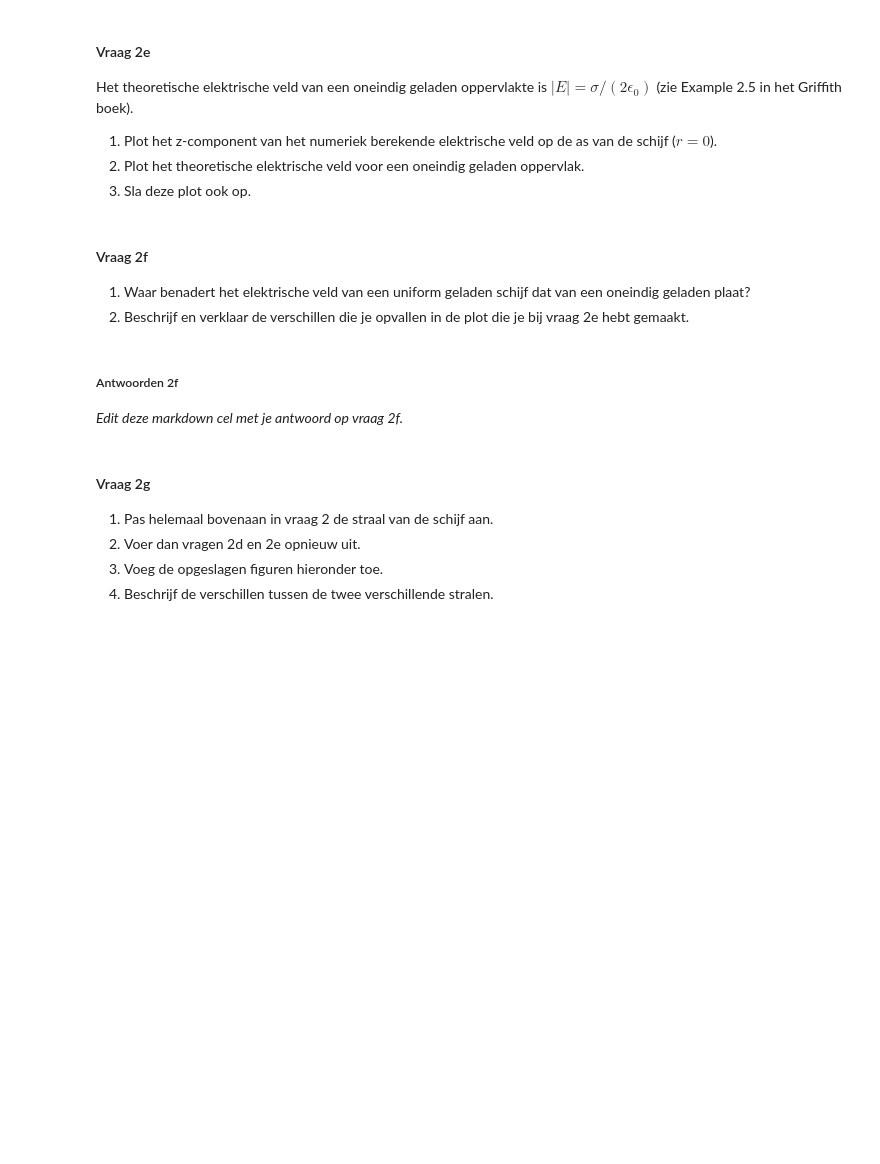
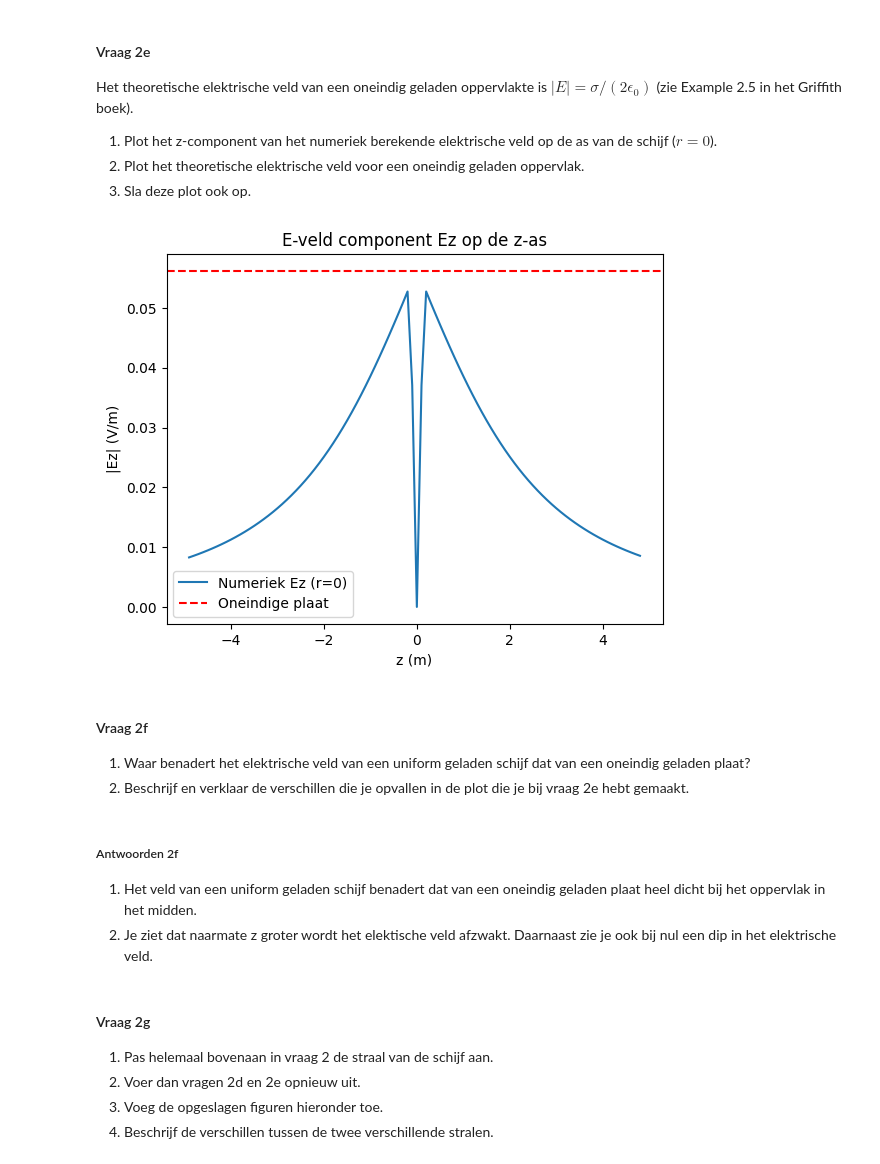
Before and after one commit to owesdorp/opdrachten-DEF-D, a Jupyter notebook: DigitaleOntwerpopdrachten/1CondensatorOpdracht/CondensatorOntwerpopdracht.ipynb, the cells around one changed output. Drawn from its saved outputs; the diff is of its cells as text; code cells hidden in the pictures; blank space fills up the shorter version.

```diff
--- a/DigitaleOntwerpopdrachten/1CondensatorOpdracht/CondensatorOntwerpopdracht.ipynb
+++ b/DigitaleOntwerpopdrachten/1CondensatorOpdracht/CondensatorOntwerpopdracht.ipynb
@@ -246,15 +275,32 @@ Het theoretische elektrische veld van een oneindig geladen oppervlakte is $|E| =
 # %%
 ###
 ###Hier jouw code###
+#z-component
+idx_r_zero_E = np.argmin(np.abs(r_for_E))
+Ez_z_as = Ez[:,idx_r_zero_E]
+
+#oneindig geladen oppervlak
+E_inf_plaat = sigma / (2 * epsilon_0)
+
+plt.figure()
+plt.plot(z_for_E, np.abs(Ez_z_as), label="Numeriek Ez (r=0)")
+plt.axhline(y=E_inf_plaat, color='r', linestyle='--', label="Oneindige plaat")
+plt.title("E-veld component Ez op de z-as")
+plt.xlabel("z (m)")
+plt.ylabel("|Ez| (V/m)")
+plt.legend()
+plt.savefig("plot_2e.png")
 ###
+# %% [output]
+[figure, added]
 # %% [markdown]
 #### Vraag 2f
 1. Waar benadert het elektrische veld van een uniform geladen schijf dat van een oneindig geladen plaat?
 2. Beschrijf en verklaar de verschillen die je opvallen in de plot die je bij vraag 2e hebt gemaakt.
 # %% [markdown]
 ##### Antwoorden 2f
-
-*Edit deze markdown cel met je antwoord op vraag 2f.*
+1. Het veld van een uniform geladen schijf benadert dat van een oneindig geladen plaat heel dicht bij het oppervlak in het midden.
+2. Je ziet dat naarmate z groter wordt het elektische veld afzwakt. Daarnaast zie je ook bij nul een dip in het elektrische veld.
 # %% [markdown]
 #### Vraag 2g
 
```
Also changed, not shown: parts of 14 cells of this notebook, 4 other files.
